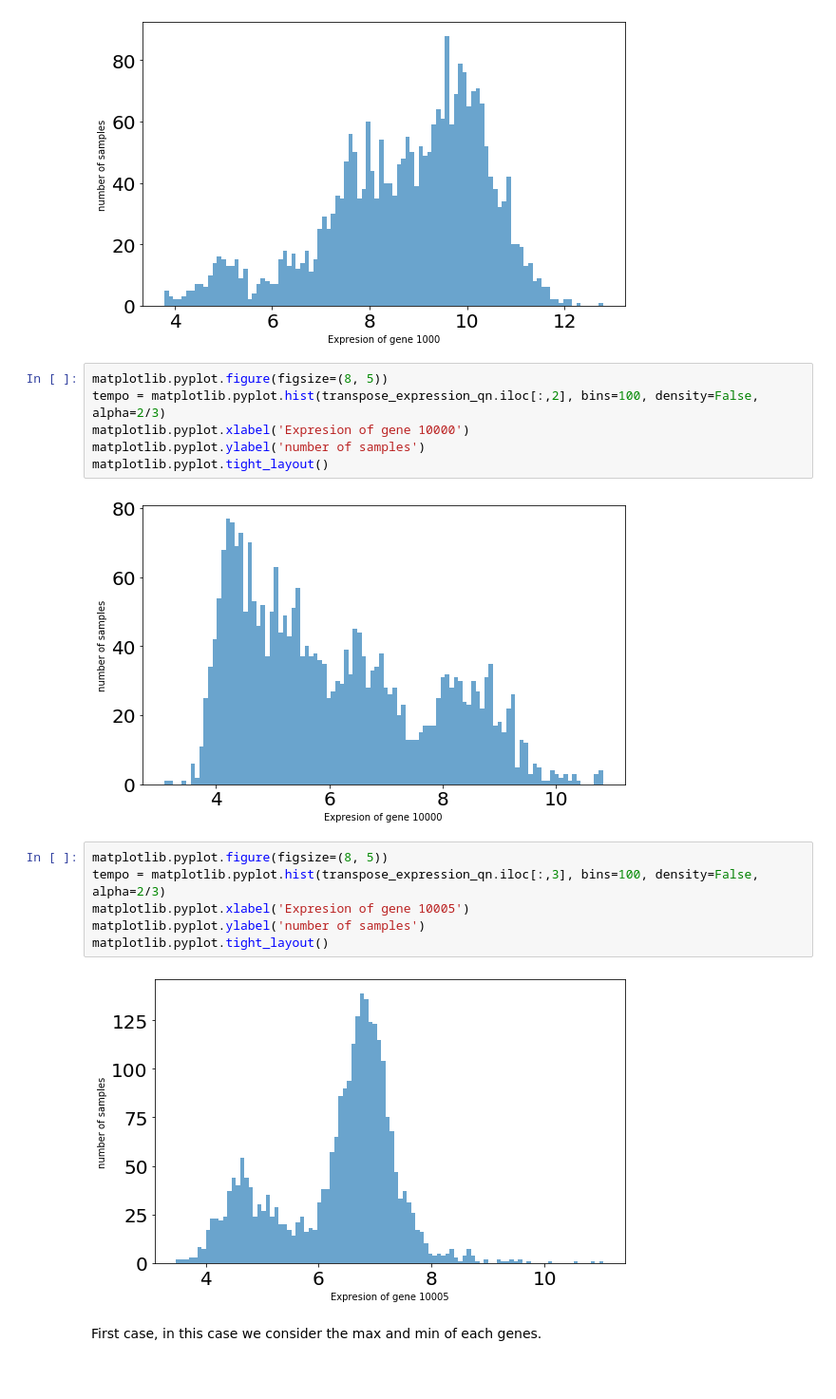
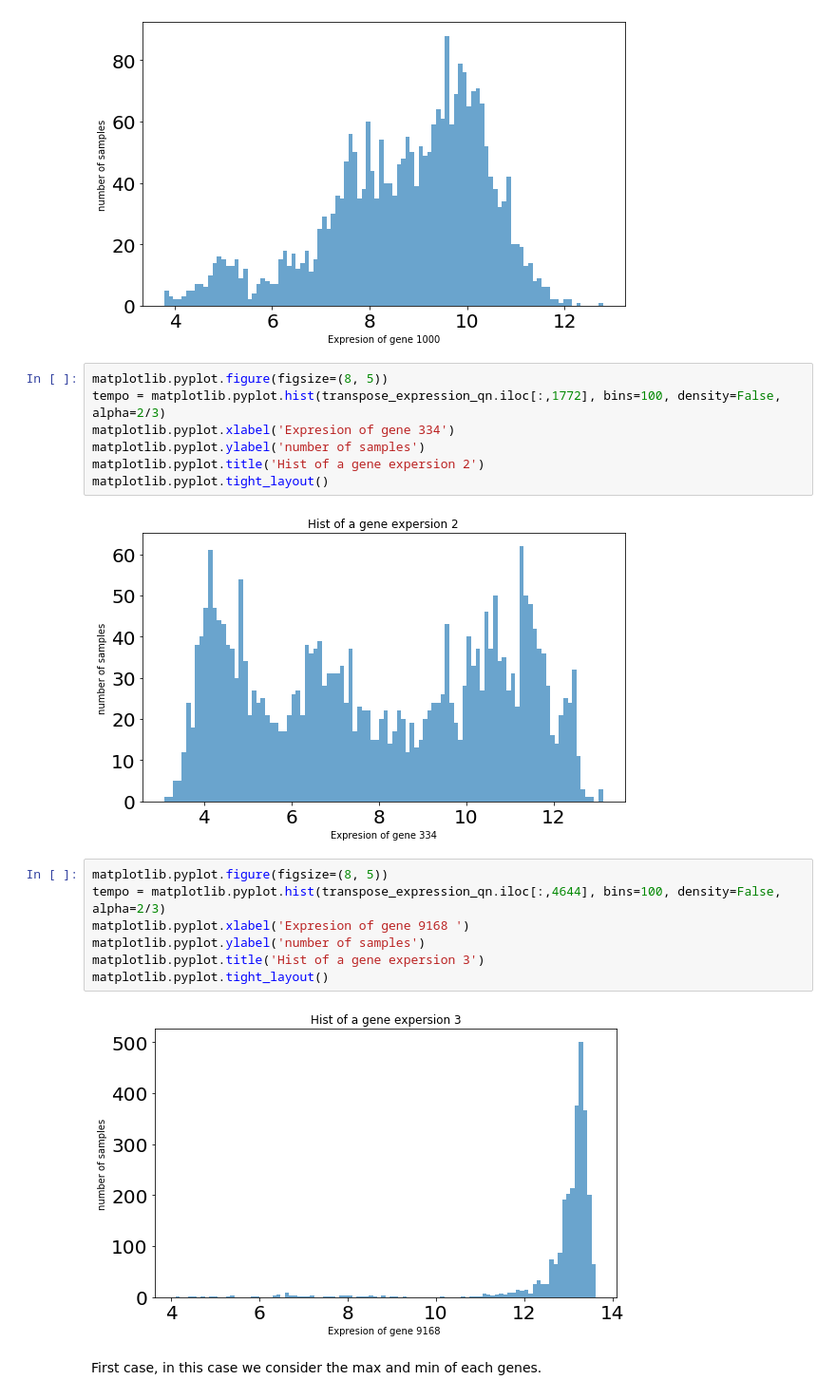
Before and after one commit to farhad-zare/Endo-Gene-, a Jupyter notebook: TSNE& Umap/dimensionality_reduction_analysis.ipynb, the cells around one changed output. Shown: that part at 95% size. Saved outputs shown, nothing was run; the diff lists cells and outputs as text.

```diff
--- a/TSNE& Umap/dimensionality_reduction_analysis.ipynb
+++ b/TSNE& Umap/dimensionality_reduction_analysis.ipynb
@@ -592,20 +592,22 @@ matplotlib.pyplot.tight_layout()
 [figure]
 # %%
 matplotlib.pyplot.figure(figsize=(8, 5))
-tempo = matplotlib.pyplot.hist(transpose_expression_qn.iloc[:,2], bins=100, density=False, alpha=2/3)
-matplotlib.pyplot.xlabel('Expresion of gene 10000')
+tempo = matplotlib.pyplot.hist(transpose_expression_qn.iloc[:,1772], bins=100, density=False, alpha=2/3)
+matplotlib.pyplot.xlabel('Expresion of gene 334')
 matplotlib.pyplot.ylabel('number of samples')
+matplotlib.pyplot.title('Hist of a gene expersion 2')
 matplotlib.pyplot.tight_layout()
 # %% [output]
-[figure, old version]
+[figure, new version]
 # %%
 matplotlib.pyplot.figure(figsize=(8, 5))
-tempo = matplotlib.pyplot.hist(transpose_expression_qn.iloc[:,3], bins=100, density=False, alpha=2/3)
-matplotlib.pyplot.xlabel('Expresion of gene 10005')
+tempo = matplotlib.pyplot.hist(transpose_expression_qn.iloc[:,4644], bins=100, density=False, alpha=2/3)
+matplotlib.pyplot.xlabel('Expresion of gene 9168 ')
 matplotlib.pyplot.ylabel('number of samples')
+matplotlib.pyplot.title('Hist of a gene expersion 3')
 matplotlib.pyplot.tight_layout()
 # %% [output]
-[figure, old version]
+[figure, new version]
 # %% [markdown]
 First case, in this case we consider the max and min of each genes.
 # %%
```
Also changed, not shown: parts of 15 cells of this notebook.
